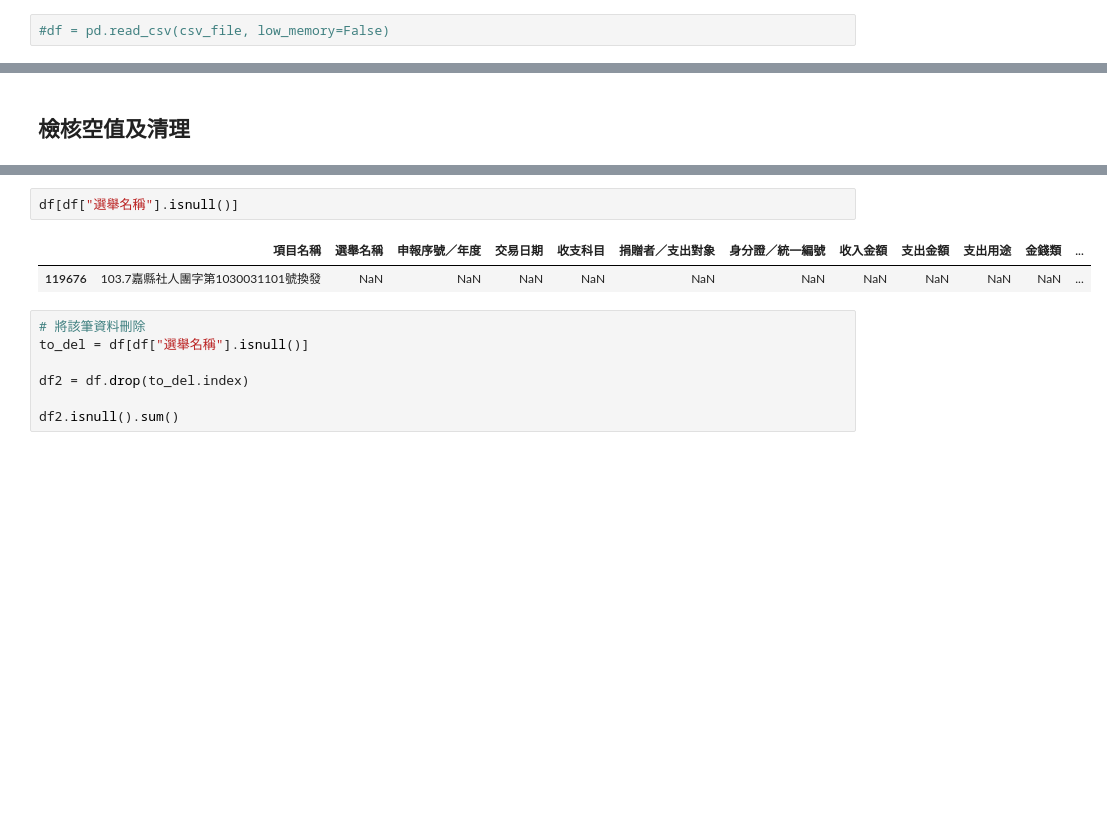
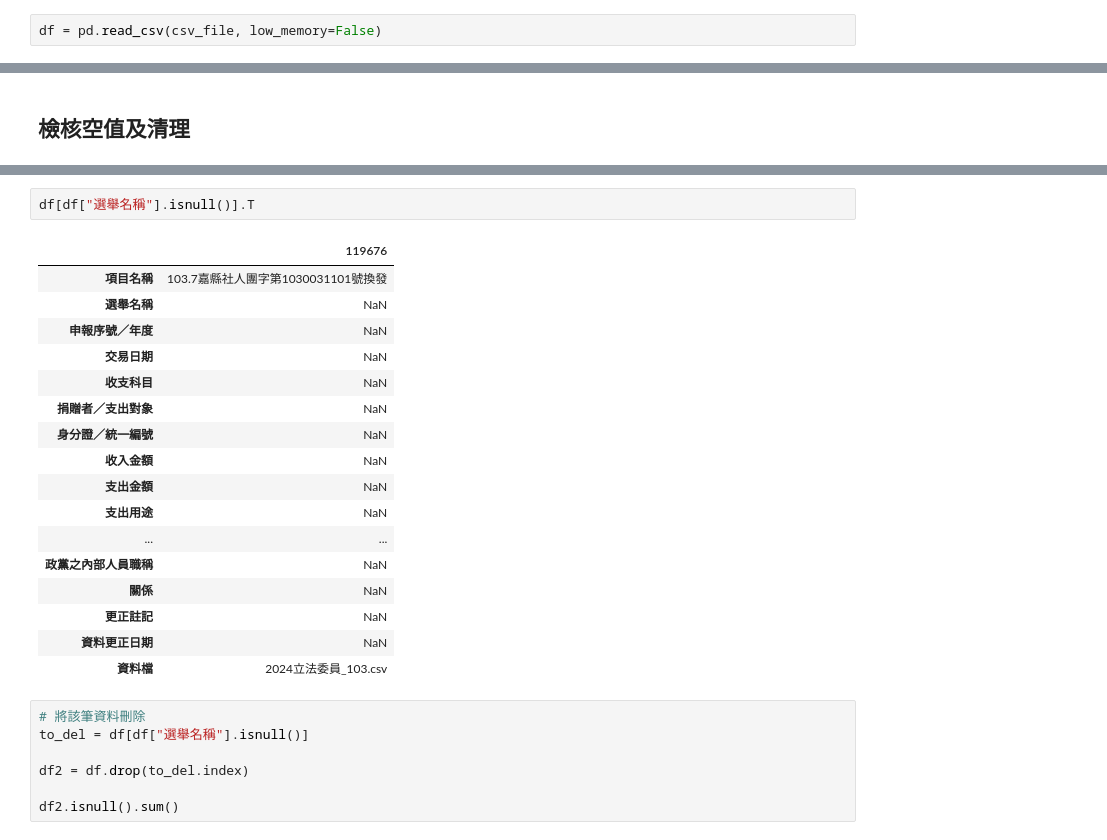
Before and after one commit to arienchen/courses, a Jupyter notebook: Python數據分析/Lab/lab-19.ipynb, the cells around one changed output, grey strips where cells are left out. Saved outputs shown, nothing was run; the diff lists cells and outputs as text; blank space fills up the shorter version.

````diff
--- a/Python數據分析/Lab/lab-19.ipynb
+++ b/Python數據分析/Lab/lab-19.ipynb
@@ -25,7 +35,7 @@ df = pd.read_csv(csv_file)
 df = pd.read_csv(csv_file, low_memory=False)
 ```
 # %%
-#df = pd.read_csv(csv_file, low_memory=False)
+df = pd.read_csv(csv_file, low_memory=False)
 # %% [markdown]
 ## 顯示資料
 # %%
@@ -114,10 +141,25 @@ df.isnull().sum()
 資料檔                 0
 dtype: int64
 # %%
-df[df["選舉名稱"].isnull()]
+df[df["選舉名稱"].isnull()].T
 # %% [output]
-|  | 項目名稱 | 選舉名稱 | 申報序號／年度 | 交易日期 | 收支科目 | 捐贈者／支出對象 | 身分證／統一編號 | 收入金額 | 支出金額 | 支出用途 | 金錢類 | ... |
-| 119676 | 103.7嘉縣社人團字第1030031101號換發 | NaN | NaN | NaN | NaN | NaN | NaN | NaN | NaN | NaN | NaN | ... |
+|  | 119676 |
+| 項目名稱 | 103.7嘉縣社人團字第1030031101號換發 |
+| 選舉名稱 | NaN |
+| 申報序號／年度 | NaN |
+| 交易日期 | NaN |
+| 收支科目 | NaN |
+| 捐贈者／支出對象 | NaN |
+| 身分證／統一編號 | NaN |
+| 收入金額 | NaN |
+| 支出金額 | NaN |
+| 支出用途 | NaN |
+| ... | ... |
+| 政黨之內部人員職稱 | NaN |
+| 關係 | NaN |
+| 更正註記 | NaN |
+| 資料更正日期 | NaN |
+| 資料檔 | 2024立法委員_103.csv |
 # %%
 # 將該筆資料刪除
 to_del = df[df["選舉名稱"].isnull()]
````
Also changed, not shown: parts of 12 cells of this notebook, 4 other files.
